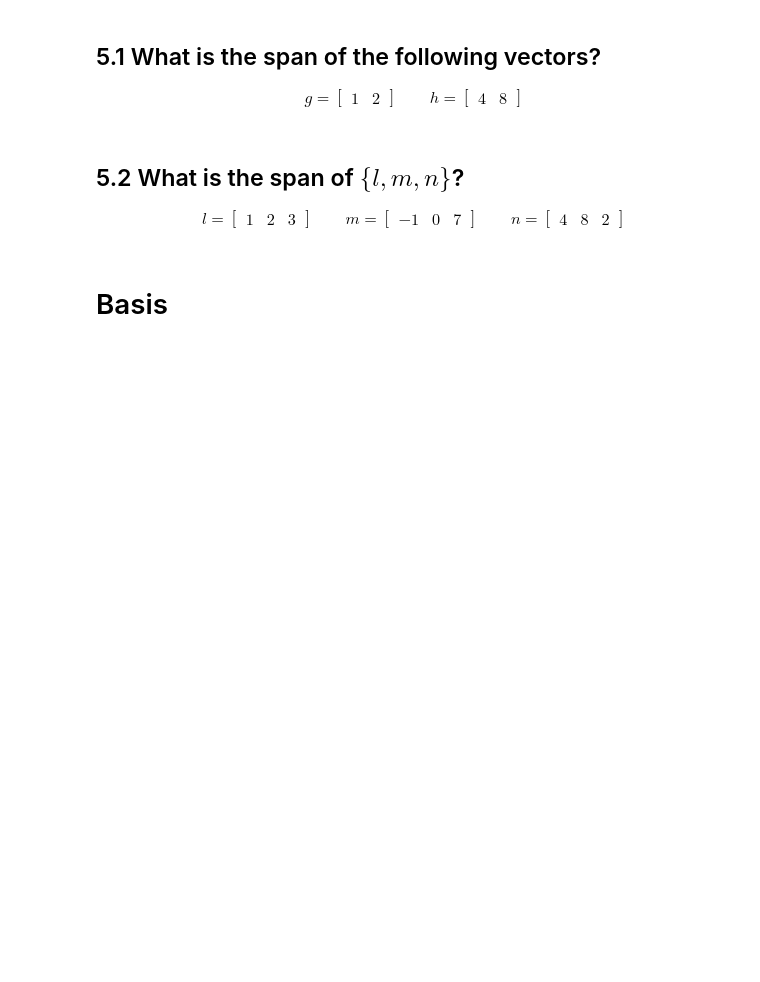
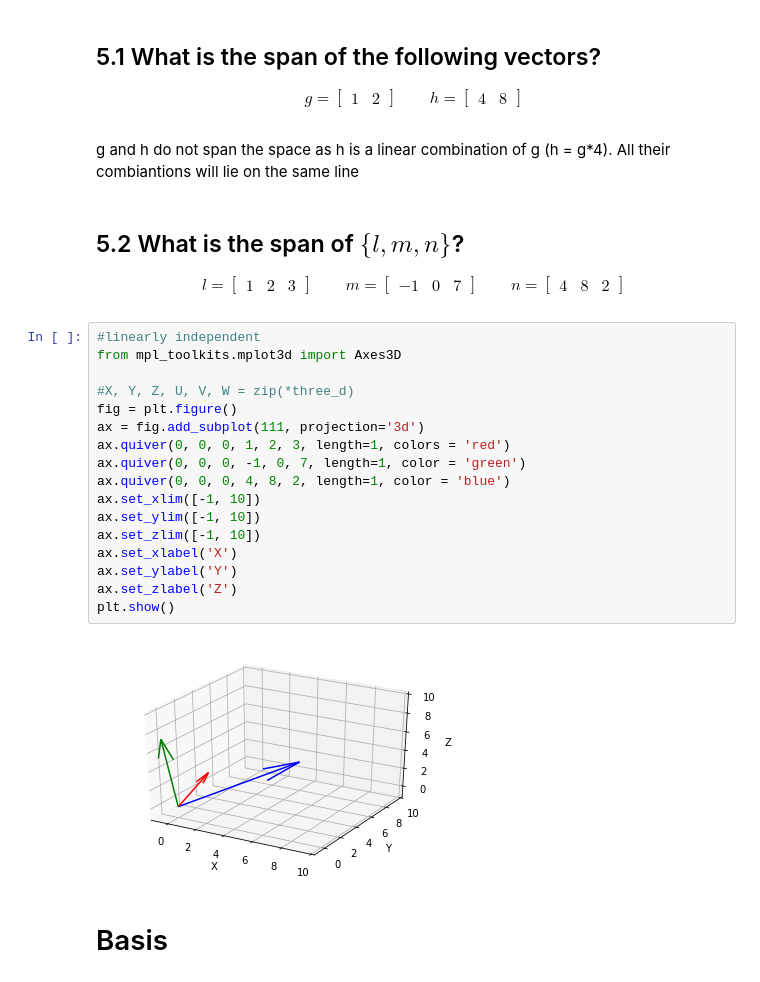
Before and after one commit to bloominstituteoftechnology/DS-Unit-1-Sprint-4-Linear-Algebra, a Jupyter notebook: Intermediate_Linear_Algebra_Assignment.ipynb, the cells around one changed output. Saved outputs shown, nothing was run; the diff lists cells and outputs as text; blank space fills up the shorter version.

```diff
--- a/Intermediate_Linear_Algebra_Assignment.ipynb
+++ b/Intermediate_Linear_Algebra_Assignment.ipynb
@@ -408,6 +520,8 @@ g = \begin{bmatrix} 1 & 2 \end{bmatrix}
 \qquad
 h = \begin{bmatrix} 4 & 8 \end{bmatrix}
 \end{align}
+# %% [markdown]
+g and h do not span the space as h is a linear combination of g (h = g*4). All their combiantions will lie on the same line
 # %% [markdown]
 ## 5.2 What is the span of $\{l, m, n\}$?
 
@@ -418,6 +532,25 @@ m = \begin{bmatrix} -1 & 0 & 7 \end{bmatrix}
 \qquad
 n = \begin{bmatrix} 4 & 8  & 2\end{bmatrix}
 \end{align}
+# %%
+#linearly independent
+from mpl_toolkits.mplot3d import Axes3D
+
+#X, Y, Z, U, V, W = zip(*three_d)
+fig = plt.figure()
+ax = fig.add_subplot(111, projection='3d')
+ax.quiver(0, 0, 0, 1, 2, 3, length=1, colors = 'red')
+ax.quiver(0, 0, 0, -1, 0, 7, length=1, color = 'green')
+ax.quiver(0, 0, 0, 4, 8, 2, length=1, color = 'blue')
+ax.set_xlim([-1, 10])
+ax.set_ylim([-1, 10])
+ax.set_zlim([-1, 10])
+ax.set_xlabel('X')
+ax.set_ylabel('Y')
+ax.set_zlabel('Z')
+plt.show()
+# %% [output]
+[figure, added]
 # %% [markdown]
 # Basis
 # %% [markdown]
```
Also changed, not shown: parts of 23 cells of this notebook.
